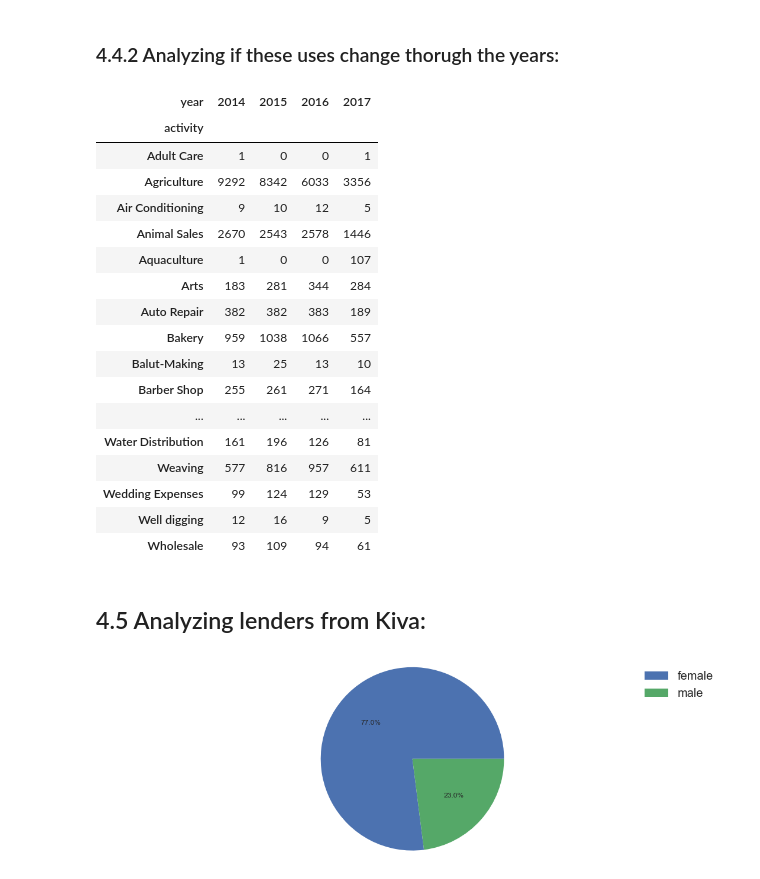
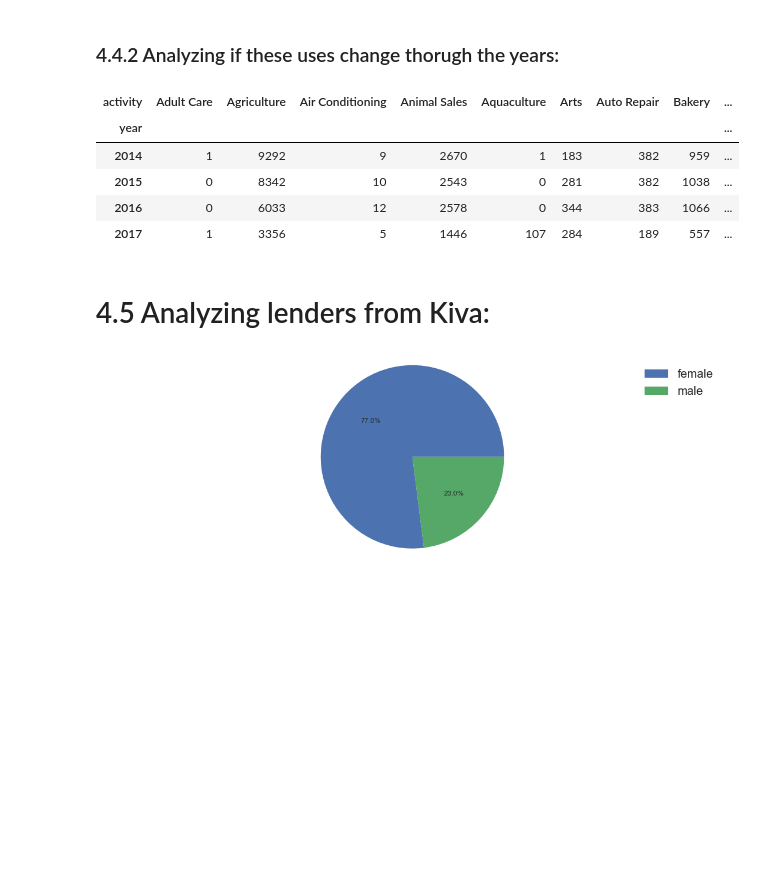
Before and after one commit to CJL89/Kiva-Crowdfunding, a Jupyter notebook: Kiva Crowdfunding.ipynb, the cells around one changed output. Drawn from its saved outputs; the diff is of its cells as text; code cells hidden in the pictures; blank space fills up the shorter version.

```diff
--- a/Kiva Crowdfunding.ipynb
+++ b/Kiva Crowdfunding.ipynb
@@ -474,32 +468,21 @@ Kiva seems to be doing very well funding what they actually say they will fund.
 # %% [markdown]
 ### <a id='use_years'>4.4.2 Analyzing if these uses change thorugh the years:</a>
 # %%
-# kiva_activity = kiva_loans.groupby(['activity']).sum().sort_values(by='year')
+# kiva_activity = kiva_loans.groupby(['year']).count().sort_values(by='activity', ascending=False)
 # kiva_activity.reset_index(inplace=True)
+# kiva_activity[:20]
 
-light_palette = sns.light_palette("cyan", as_cmap=True)
-pd.crosstab(kiva_loans['activity'], kiva_loans['year']).style.background_gradient(cmap=light_palette)
+light_palette = sns.light_palette("green", as_cmap=True)
+pd.crosstab(kiva_loans['year'], kiva_loans['activity']).style.background_gradient(cmap=light_palette)
 # %% [output]
-| year | 2014 | 2015 | 2016 | 2017 |
-| activity |  |  |  |  |
-| Adult Care | 1 | 0 | 0 | 1 |
-| Agriculture | 9292 | 8342 | 6033 | 3356 |
-| Air Conditioning | 9 | 10 | 12 | 5 |
-| Animal Sales | 2670 | 2543 | 2578 | 1446 |
-| Aquaculture | 1 | 0 | 0 | 107 |
-| Arts | 183 | 281 | 344 | 284 |
-| Auto Repair | 382 | 382 | 383 | 189 |
-| Bakery | 959 | 1038 | 1066 | 557 |
-| Balut-Making | 13 | 25 | 13 | 10 |
-| Barber Shop | 255 | 261 | 271 | 164 |
-| ... | ... | ... | ... | ... |
-| Water Distribution | 161 | 196 | 126 | 81 |
-| Weaving | 577 | 816 | 957 | 611 |
-| Wedding Expenses | 99 | 124 | 129 | 53 |
-| Well digging | 12 | 16 | 9 | 5 |
-| Wholesale | 93 | 109 | 94 | 61 |
+| activity | Adult Care | Agriculture | Air Conditioning | Animal Sales | Aquaculture | Arts | Auto Repair | Bakery | ... |
+| year |  |  |  |  |  |  |  |  | ... |
+| 2014 | 1 | 9292 | 9 | 2670 | 1 | 183 | 382 | 959 | ... |
+| 2015 | 0 | 8342 | 10 | 2543 | 0 | 281 | 382 | 1038 | ... |
+| 2016 | 0 | 6033 | 12 | 2578 | 0 | 344 | 383 | 1066 | ... |
+| 2017 | 1 | 3356 | 5 | 1446 | 107 | 284 | 189 | 557 | ... |
 # %% [markdown]
-## <a id='lenders'>4.5 Analyzing lenders from Kiva:</a>
+# <a id='lenders'>4.5 Analyzing lenders from Kiva:</a>
 # %%
 # Splitting the genders into female/male and counting them:
 kiva_loans['borrower_genders'] = kiva_loans['borrower_genders'].astype(str)
```
Also changed, not shown: parts of 30 cells of this notebook.
